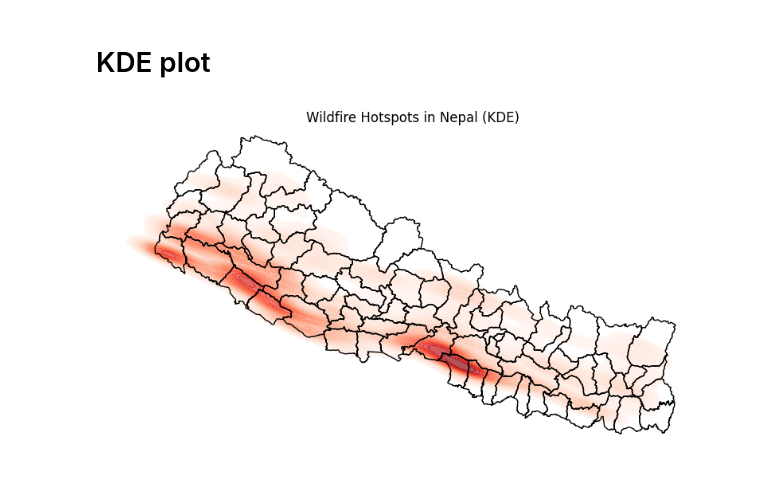
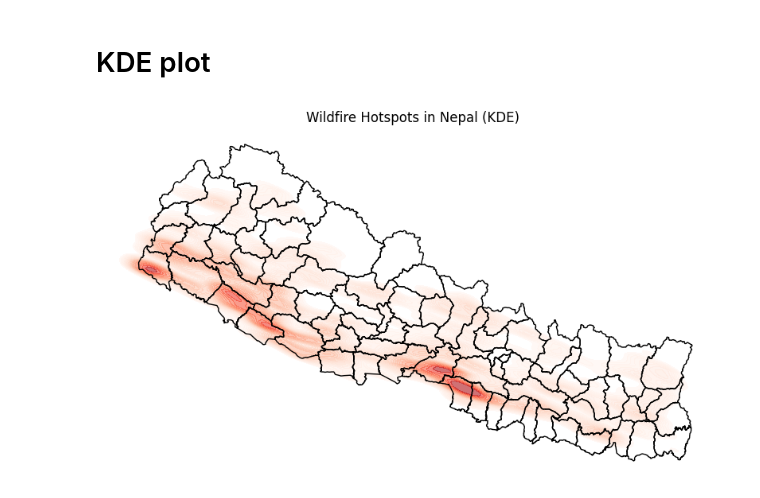
Before and after one commit to shrestha-rujal/nepal-wildfire, a Jupyter notebook: src/wildfire_state_counts.ipynb, the cells around one changed output. Saved outputs shown, nothing was run; the diff lists cells and outputs as text; code cells hidden in the pictures.

```diff
--- a/src/wildfire_state_counts.ipynb
+++ b/src/wildfire_state_counts.ipynb
@@ -178,21 +228,21 @@ y = df.geometry.y
 # %%
 fig, ax = plt.subplots(figsize=(10,8))
 
 sns.kdeplot(
   x=x, y=y,
   cmap='Reds',
   fill=True,
-  bw_adjust=0.8,
-  levels=50,
-  alpha=0.7,
+  bw_adjust=0.5,
+  levels=30,
+  alpha=0.6,
   ax=ax
 )
 
 states.boundary.plot(ax=ax, color='black', linewidth=1)
 
 ax.set_axis_off()
 ax.set_title('Wildfire Hotspots in Nepal (KDE)')
 
 plt.show()
 # %% [output]
-[figure, old version]
+[figure, new version]
```
Also changed, not shown: parts of 3 cells of this notebook.
